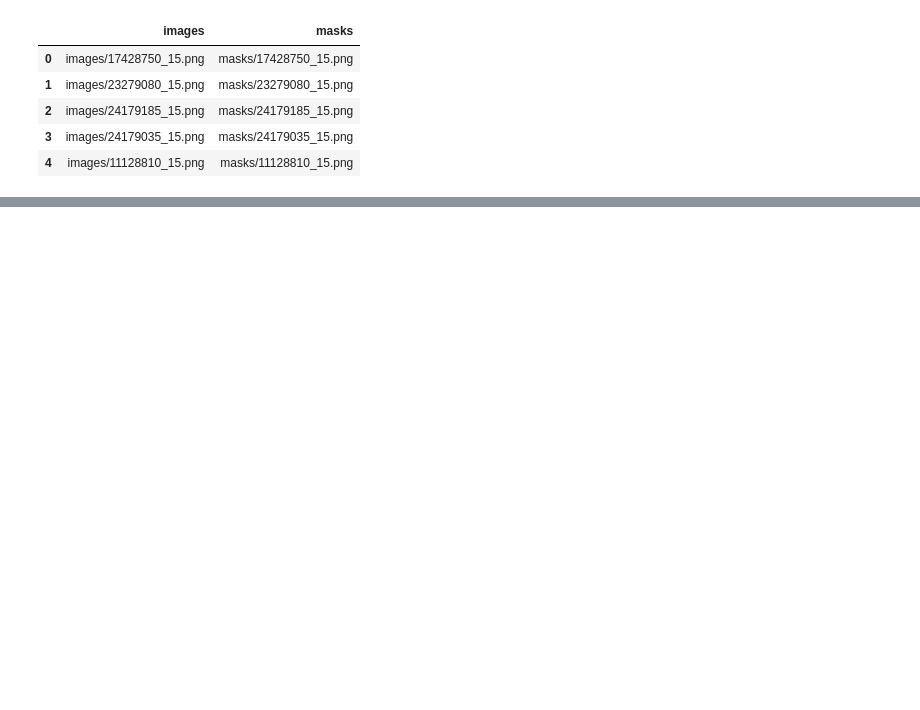
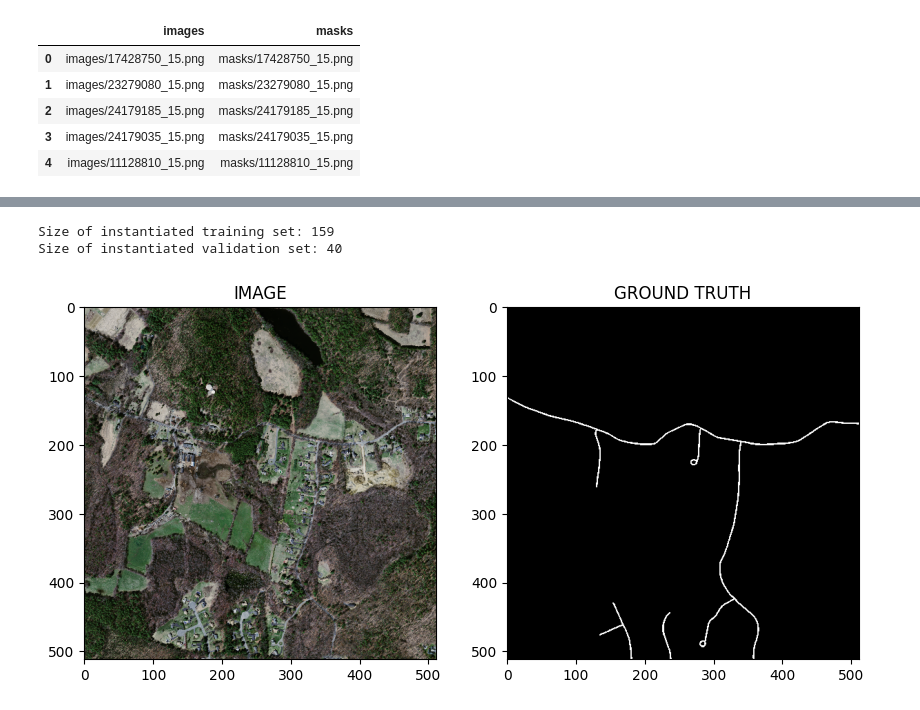
Before and after one commit to alanspace/Computer_Vision, a Jupyter notebook: Aerial_Image_Segmentation_PyTorch.ipynb, the cells around one changed output, grey strips where cells are left out. Cells and saved outputs as stored; diff of their text form; code cells hidden in the pictures; blank space fills up the shorter version.

Commit message:
image generated

```diff
--- a/Aerial_Image_Segmentation_PyTorch.ipynb
+++ b/Aerial_Image_Segmentation_PyTorch.ipynb
@@ -165,15 +110,0 @@ len(train_df), len(valid_df)
-# %%
-# %%
-def get_train_augs():
-    """Defines the augmentation pipeline for the training set."""
-    return A.Compose([
-        A.Resize(IMG_SIZE, IMG_SIZE),
-        A.HorizontalFlip(p=0.5),
-        A.VerticalFlip(p=0.5),
-    ])
-
-def get_valid_augs():
-    """Defines the augmentation pipeline for the validation set."""
-    return A.Compose([
-        A.Resize(IMG_SIZE, IMG_SIZE),
-    ])
@@ -435,0 +145,62 @@ helper.show_image(image, mask, pred_mask.detach().cpu().squeeze(0))
+# %%
+def get_train_augs():
+    """Defines the augmentation pipeline for the training set."""
+    return A.Compose([
+        A.Resize(IMG_SIZE, IMG_SIZE),
+        A.HorizontalFlip(p=0.5),
+        A.VerticalFlip(p=0.5),
+    ])
+
+def get_valid_augs():
+    """Defines the augmentation pipeline for the validation set (only resizing)."""
+    return A.Compose([
+        A.Resize(IMG_SIZE, IMG_SIZE),
+    ])
+
+class RoadSegmentationDataset(Dataset):
+    def __init__(self, dataframe, augmentations):
+        self.dataframe = dataframe
+        self.augmentation = augmentations
+
+    def __len__(self):
+        return len(self.dataframe)
+
+    def __getitem__(self, idx):
+        row = self.dataframe.iloc[idx]
+        image_path = os.path.join(DATA_DIR, row.images)
+        mask_path = os.path.join(DATA_DIR, row.masks)
+
+        image = cv2.cvtColor(cv2.imread(image_path), cv2.COLOR_BGR2RGB)
+        mask = cv2.imread(mask_path, cv2.IMREAD_GRAYSCALE)
+        mask = np.expand_dims(mask, axis=-1)
+
+        if self.augmentation:
+            augmented = self.augmentation(image=image, mask=mask)
+            image = augmented['image']
+            mask = augmented['mask']
+
+        # Transpose to (C, H, W) format required by PyTorch and normalize
+        image = np.transpose(image, (2, 0, 1)).astype(np.float32)
+        mask = np.transpose(mask, (2, 0, 1)).astype(np.float32)
+
+        image = torch.tensor(image) / 255.0
+        mask = torch.round(torch.tensor(mask) / 255.0)
+
+        return image, mask
+
+    # %%
+# Create dataset instances
+trainset = RoadSegmentationDataset(train_df, get_train_augs())
+validset = RoadSegmentationDataset(valid_df, get_valid_augs())
+print(f'Size of instantiated training set: {len(trainset)}')
+print(f'Size of instantiated validation set: {len(validset)}')
+
+# %%
+# Visualize a sample from the training set to verify augmentations
+idx = 3
+image, mask = trainset[idx]
+helper.show_image(image, mask)
+# %% [output]
+Size of instantiated training set: 159
+Size of instantiated validation set: 40
+[figure, added]
```
Also changed, not shown: parts of 47 cells of this notebook, 3 other files.
